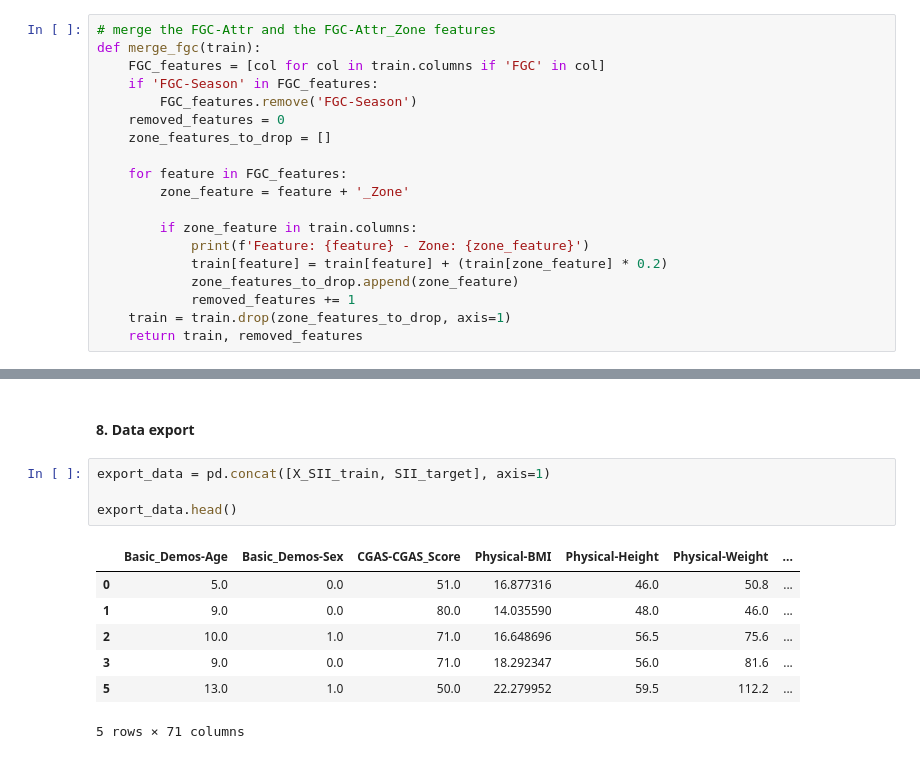
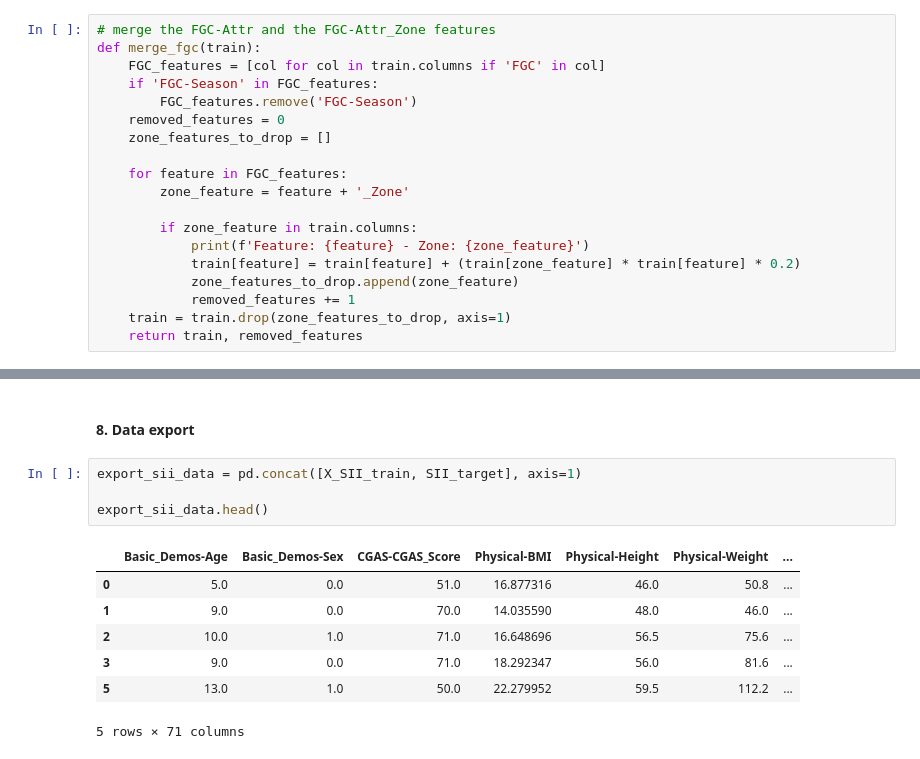
Before and after one commit to Assz2/DWM, a Jupyter notebook: data_cleaning_v5.ipynb, the cells around one changed output, grey strips where cells are left out. Saved outputs shown, nothing was run; the diff lists cells and outputs as text.

```diff
--- a/data_cleaning_v5.ipynb
+++ b/data_cleaning_v5.ipynb
@@ -279,7 +279,7 @@ def merge_fgc(train):
 
         if zone_feature in train.columns:
             print(f'Feature: {feature} - Zone: {zone_feature}')
-            train[feature] = train[feature] + (train[zone_feature] * 0.2)
+            train[feature] = train[feature] + (train[zone_feature] * train[feature] * 0.2)
             zone_features_to_drop.append(zone_feature)
             removed_features += 1
     train = train.drop(zone_features_to_drop, axis=1)
@@ -866,13 +930,13 @@ k: 99 | Accuracy 0.115
 # %% [markdown]
 #### **8. Data export**
 # %%
-export_data = pd.concat([X_SII_train, SII_target], axis=1)
+export_sii_data = pd.concat([X_SII_train, SII_target], axis=1)
 
-export_data.head()
+export_sii_data.head()
 # %% [output]
 |  | Basic_Demos-Age | Basic_Demos-Sex | CGAS-CGAS_Score | Physical-BMI | Physical-Height | Physical-Weight | ... |
 | 0 | 5.0 | 0.0 | 51.0 | 16.877316 | 46.0 | 50.8 | ... |
-| 1 | 9.0 | 0.0 | 80.0 | 14.035590 | 48.0 | 46.0 | ... |
+| 1 | 9.0 | 0.0 | 70.0 | 14.035590 | 48.0 | 46.0 | ... |
 | 2 | 10.0 | 1.0 | 71.0 | 16.648696 | 56.5 | 75.6 | ... |
 | 3 | 9.0 | 0.0 | 71.0 | 18.292347 | 56.0 | 81.6 | ... |
 | 5 | 13.0 | 1.0 | 50.0 | 22.279952 | 59.5 | 112.2 | ... |
```
Also changed, not shown: parts of 17 cells of this notebook.
